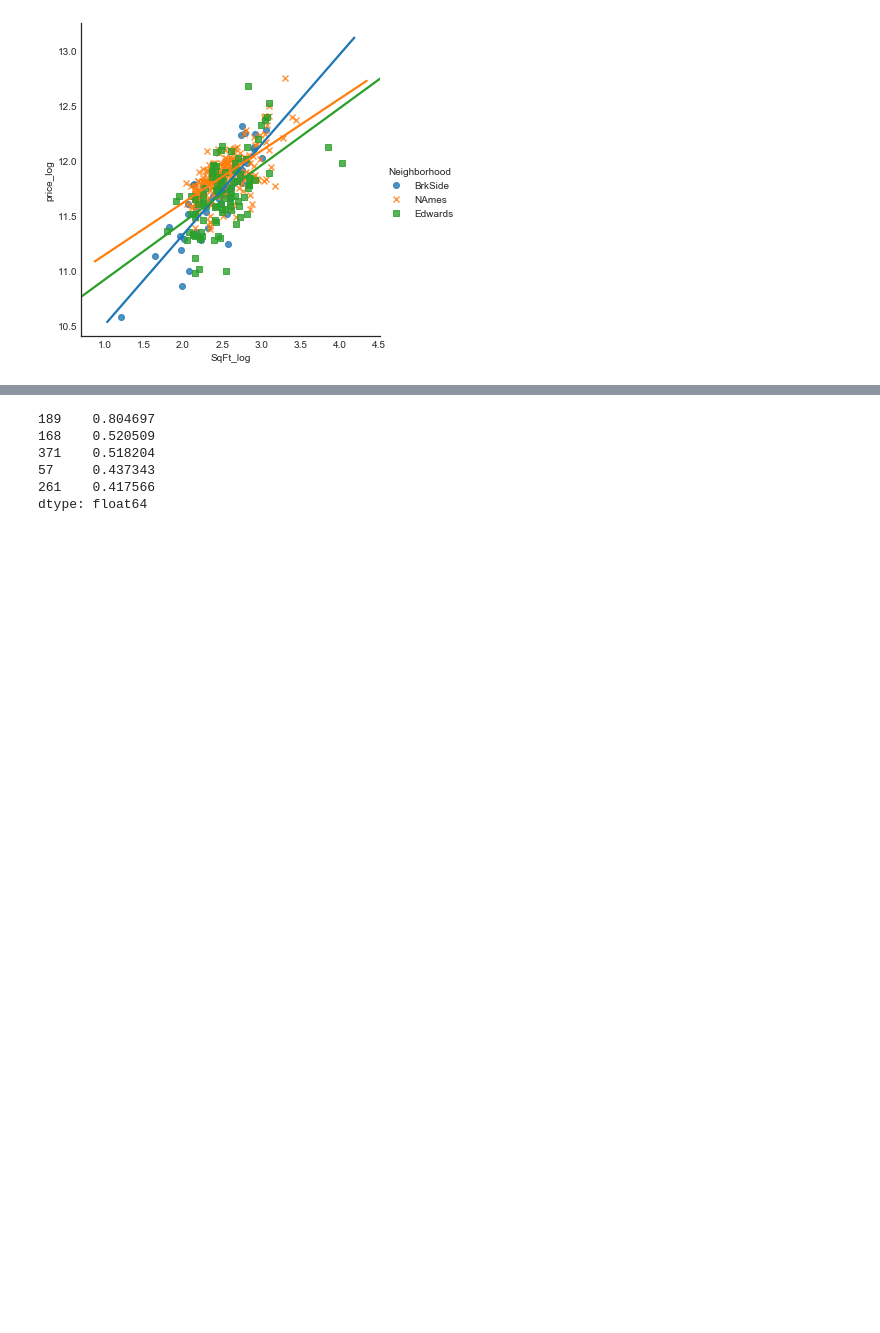
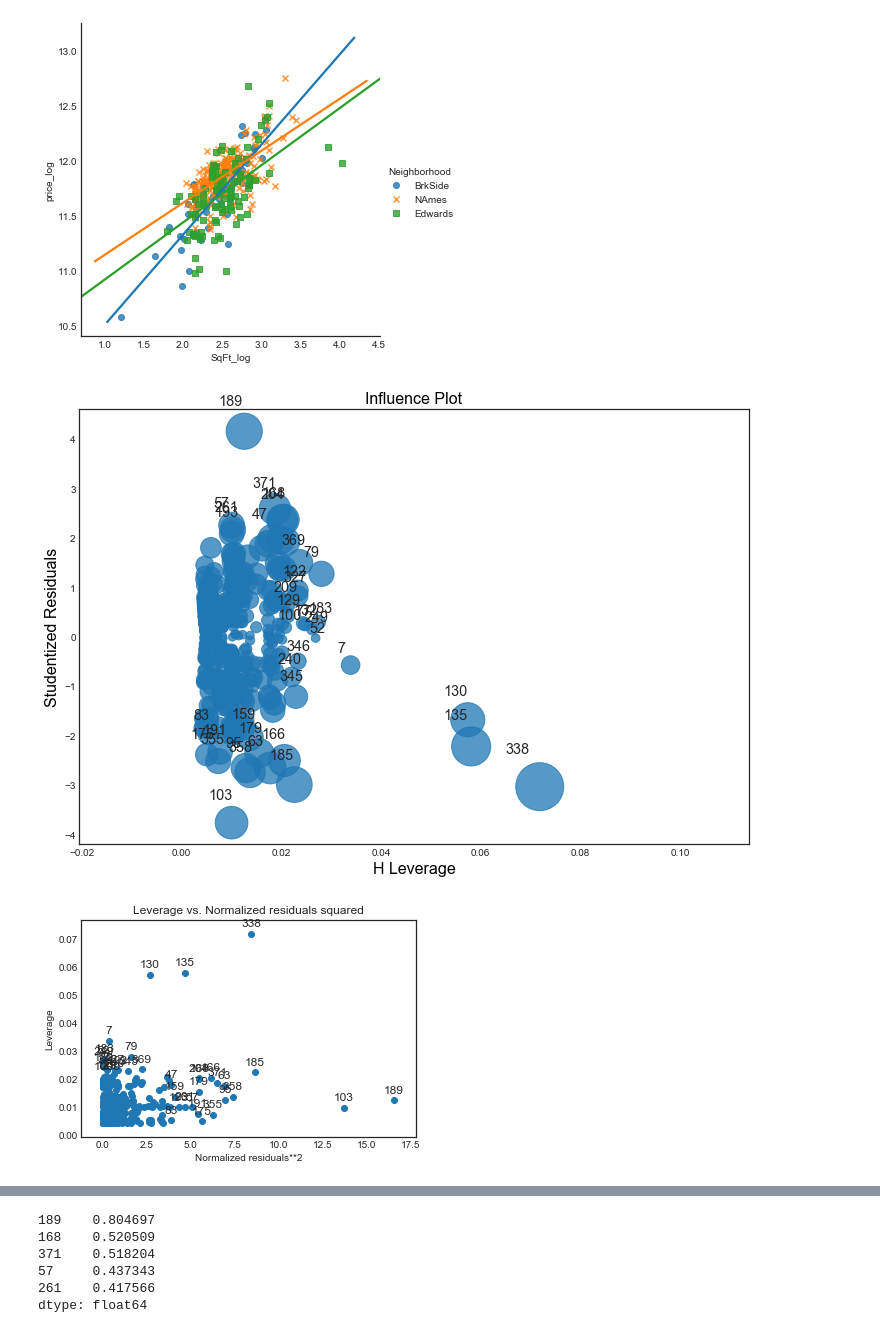
Before and after one commit to naivelogic/Machine_Learning_Notebooks, a Jupyter notebook: Data_Science/Stats Foundation/Regression Methods/Kaggle - House Prices.ipynb, the cells around one changed output, grey strips where cells are left out. Cells and saved outputs as stored; diff of their text form; code cells hidden in the pictures; blank space fills up the shorter version.

```diff
--- a/Data_Science/Stats Foundation/Regression Methods/Kaggle - House Prices.ipynb
+++ b/Data_Science/Stats Foundation/Regression Methods/Kaggle - House Prices.ipynb
@@ -413,3 +428,10 @@ sns.lmplot(x ='SqFt_log', y = 'price_log', data = ames, hue = 'Neighborhood',
 # %% [output]
 <seaborn.axisgrid.FacetGrid at 0x...>
 [figure]
+# %%
+fig, ax = plt.subplots(figsize=(12,8))
+fig = sm.graphics.influence_plot(house_model, ax=ax, criterion="DFFITS");
+sm.graphics.plot_leverage_resid2(house_model);
+# %% [output]
+[figure, added]
+[figure, added]
```
Also changed, not shown: parts of 27 cells of this notebook.
